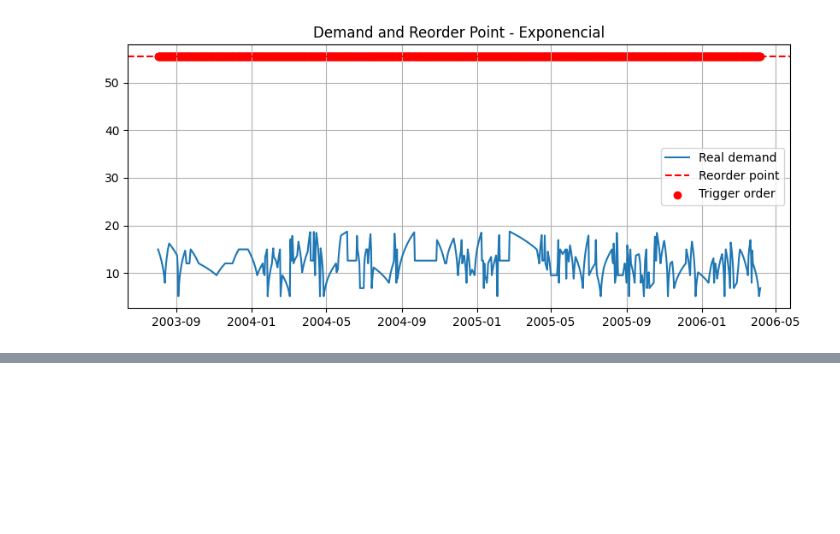
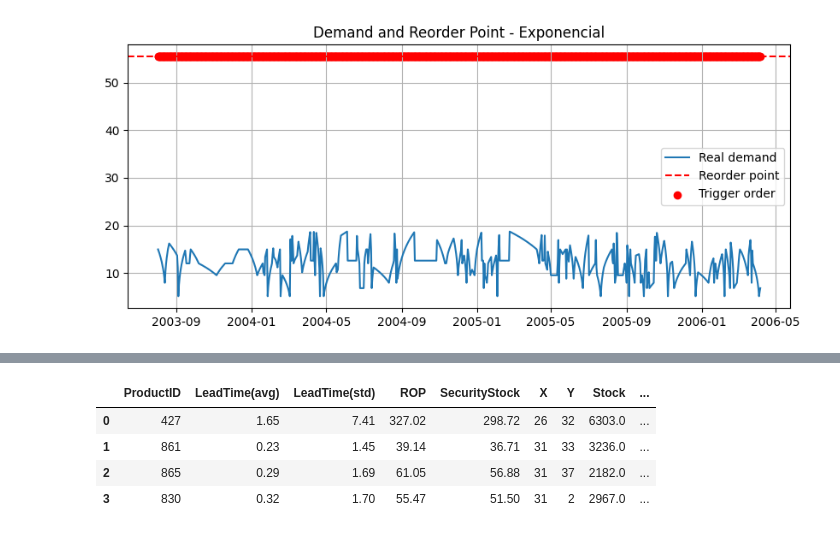
Before and after one commit to carlotagordillo2/final-proyect, a Jupyter notebook: ML/stock_function.ipynb, the cells around one changed output, grey strips where cells are left out. Cells and saved outputs as stored; diff of their text form; code cells hidden in the pictures; blank space fills up the shorter version.

```diff
--- a/ML/stock_function.ipynb
+++ b/ML/stock_function.ipynb
@@ -508,0 +516,11 @@ rop_por_producto, security_stocks, fechas_reposicion = f.security_stock(sales, l
+# %%
+data = {
+    'ProductID': [427, 861, 865, 830],
+    'LeadTime(avg)': [1.65, 0.23, 0.29, 0.32],
+    'LeadTime(std)': [7.41, 1.45, 1.69, 1.70],
+    'ROP': [327.02, 39.14, 61.05, 55.47],
+    'SecurityStock':[298.72, 36.71, 56.88, 51.50]
+}
+# %%
+df_rop = pd.DataFrame(data)
+df_rop
@@ -508,0 +550,9 @@ rop_por_producto, security_stocks, fechas_reposicion = f.security_stock(sales, l
+# %%
+df_rop = df_rop.merge(df_warehouse, on = 'ProductID')
+df_rop
+# %% [output]
+|  | ProductID | LeadTime(avg) | LeadTime(std) | ROP | SecurityStock | X | Y | Stock | ... |
+| 0 | 427 | 1.65 | 7.41 | 327.02 | 298.72 | 26 | 32 | 6303.0 | ... |
+| 1 | 861 | 0.23 | 1.45 | 39.14 | 36.71 | 31 | 33 | 3236.0 | ... |
+| 2 | 865 | 0.29 | 1.69 | 61.05 | 56.88 | 31 | 37 | 2182.0 | ... |
+| 3 | 830 | 0.32 | 1.70 | 55.47 | 51.50 | 31 | 2 | 2967.0 | ... |
```
Also changed, not shown: parts of 4 cells of this notebook, 12 other files.
